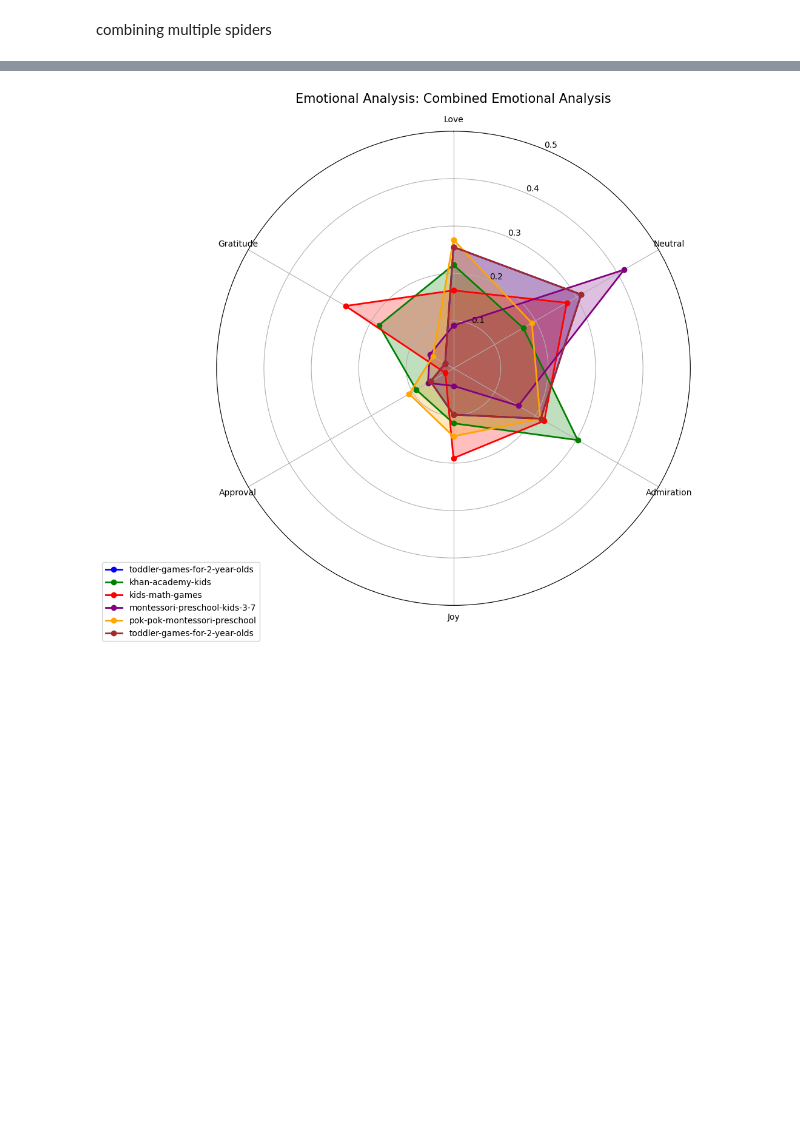
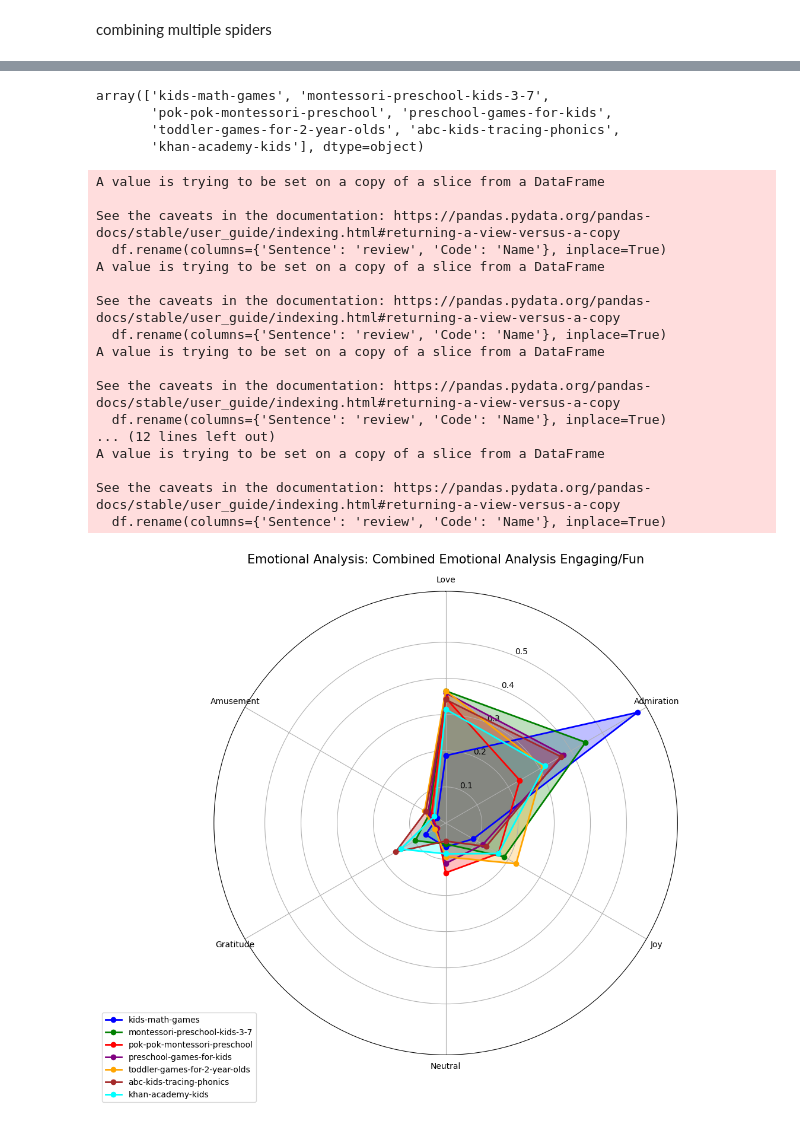
Before and after one commit to ryanjewik/montessori_research, a Jupyter notebook: spidergraph/spidergraph.ipynb, the cells around one changed output, grey strips where cells are left out. Saved outputs shown, nothing was run; the diff lists cells and outputs as text; code cells hidden in the pictures; blank space fills up the shorter version.

```diff
--- a/spidergraph/spidergraph.ipynb
+++ b/spidergraph/spidergraph.ipynb
@@ -6,7 +6,7 @@ import matplotlib.pyplot as plt
 # %%
 df = pd.read_csv('../final/o-kids-math-games.csv')
 # %%
-df = pd.read_excel("../DeductiveAnalysis_Results.xlsx", sheet_name="o-khan-academy-kids")
+df = pd.read_excel("../Deductive_Analysis_Mar3.xlsx", sheet_name="o-khan-academy-kids")
 df.rename(columns={'Sentence': 'review'}, inplace=True)
 df.rename(columns={'Code': 'Name'}, inplace=True)
 # %%
@@ -304,0 +344,2 @@ img = create_combined_emotion_spider([emotion_df1, emotion_df2, emotion_df3, emo
+# %%
+labels = combined_reviews['App Name'].unique()
@@ -304,0 +369,10 @@ img = create_combined_emotion_spider([emotion_df1, emotion_df2, emotion_df3, emo
+# %%
+dfs = []
+for label in labels:
+    df = combined_reviews[combined_reviews['App Name'] == label]
+    df.rename(columns={'Sentence': 'review', 'Code': 'Name'}, inplace=True)
+    emotion_df = analyze_app_emotions(df['review'], label)
+    dfs.append(emotion_df)
+
+
+img = create_combined_emotion_spider(dfs, labels, 'Combined Emotional Analysis', ['blue', 'green', 'red', 'purple', 'orange', 'brown', 'cyan'])
@@ -305,3 +398,10 @@ img = create_combined_emotion_spider([emotion_df1, emotion_df2, emotion_df3, emo
+# %%
+labels
+# %% [output]
+array(['kids-math-games', 'montessori-preschool-kids-3-7',
+       'pok-pok-montessori-preschool', 'preschool-games-for-kids',
+       'toddler-games-for-2-year-olds', 'abc-kids-tracing-phonics',
+       'khan-academy-kids'], dtype=object)
 # %%
 import pandas as pd
 import numpy as np
@@ -372,44 +472,58 @@ def create_combined_emotion_spider(dfs, labels, title_suffix, colors, figsize=(1
     ax.set_theta_offset(np.pi / 2)
     ax.set_theta_direction(-1)
     ax.set_xticks(angles[:-1])
     ax.set_xticklabels(emotions, size=10)
     ax.set_rgrids([0.1, 0.2, 0.3, 0.4, 0.5])
 
     plt.title(f"Emotional Analysis: {title_suffix}", size=15, y=1.05)
     plt.legend(loc='upper right', bbox_to_anchor=(0.1, 0.1))
     plt.tight_layout()
 
     # Save plot to buffer
     buffer = BytesIO()
     plt.savefig(buffer, format='png', bbox_inches='tight')
     buffer.seek(0)
     image_png = buffer.getvalue()
     graph = base64.b64encode(image_png).decode('utf-8')
     buffer.close()
     plt.show()
     plt.close()
 
     return graph
 
-# Example usage
-labels = [
-    "toddler-games-for-2-year-olds",
-    "khan-academy-kids",
-    "kids-math-games",
-    "montessori-preschool-kids-3-7",
-    "pok-pok-montessori-preschool",
-    "toddler-games-for-2-year-olds"
-]
 
-# Load dataframes and analyze emotions
 dfs = []
+code_counts = combined_reviews['Code'].value_counts()
+# Get the top 3 most common "Name" values
+top_6_codes = code_counts.head(6).index.tolist()
+
 for label in labels:
-    df = pd.read_excel("../DeductiveAnalysis_Results.xlsx", sheet_name=f"o-{label}")
+    df = combined_reviews[combined_reviews['App Name'] == label]
     df.rename(columns={'Sentence': 'review', 'Code': 'Name'}, inplace=True)
-    emotion_df = analyze_app_emotions(df['review'], label)
+    emotion_df = analyze_app_emotions(df[df['Name'] == top_6_codes[0]]['review'], label)
     dfs.append(emotion_df)
 
+
+
+
 # Create combined spider graph
-img = create_combined_emotion_spider(dfs, labels, 'Combined Emotional Analysis', ['blue', 'green', 'red', 'purple', 'orange', 'brown'])
+img = create_combined_emotion_spider(dfs, labels, f'Combined Emotional Analysis {top_6_codes[0]}', ['blue', 'green', 'red', 'purple', 'orange', 'brown', 'cyan'])
 # %% [output]
+A value is trying to be set on a copy of a slice from a DataFrame
+
+See the caveats in the documentation: https://pandas.pydata.org/pandas-docs/stable/user_guide/indexing.html#returning-a-view-versus-a-copy
+  df.rename(columns={'Sentence': 'review', 'Code': 'Name'}, inplace=True)
+A value is trying to be set on a copy of a slice from a DataFrame
+
+See the caveats in the documentation: https://pandas.pydata.org/pandas-docs/stable/user_guide/indexing.html#returning-a-view-versus-a-copy
+  df.rename(columns={'Sentence': 'review', 'Code': 'Name'}, inplace=True)
+A value is trying to be set on a copy of a slice from a DataFrame
+
+See the caveats in the documentation: https://pandas.pydata.org/pandas-docs/stable/user_guide/indexing.html#returning-a-view-versus-a-copy
+  df.rename(columns={'Sentence': 'review', 'Code': 'Name'}, inplace=True)
+... (12 lines left out)
+A value is trying to be set on a copy of a slice from a DataFrame
+
+See the caveats in the documentation: https://pandas.pydata.org/pandas-docs/stable/user_guide/indexing.html#returning-a-view-versus-a-copy
+  df.rename(columns={'Sentence': 'review', 'Code': 'Name'}, inplace=True)
-[figure, old version]
+[figure, new version]
```
Also changed, not shown: parts of 10 cells of this notebook, 2 other files.
